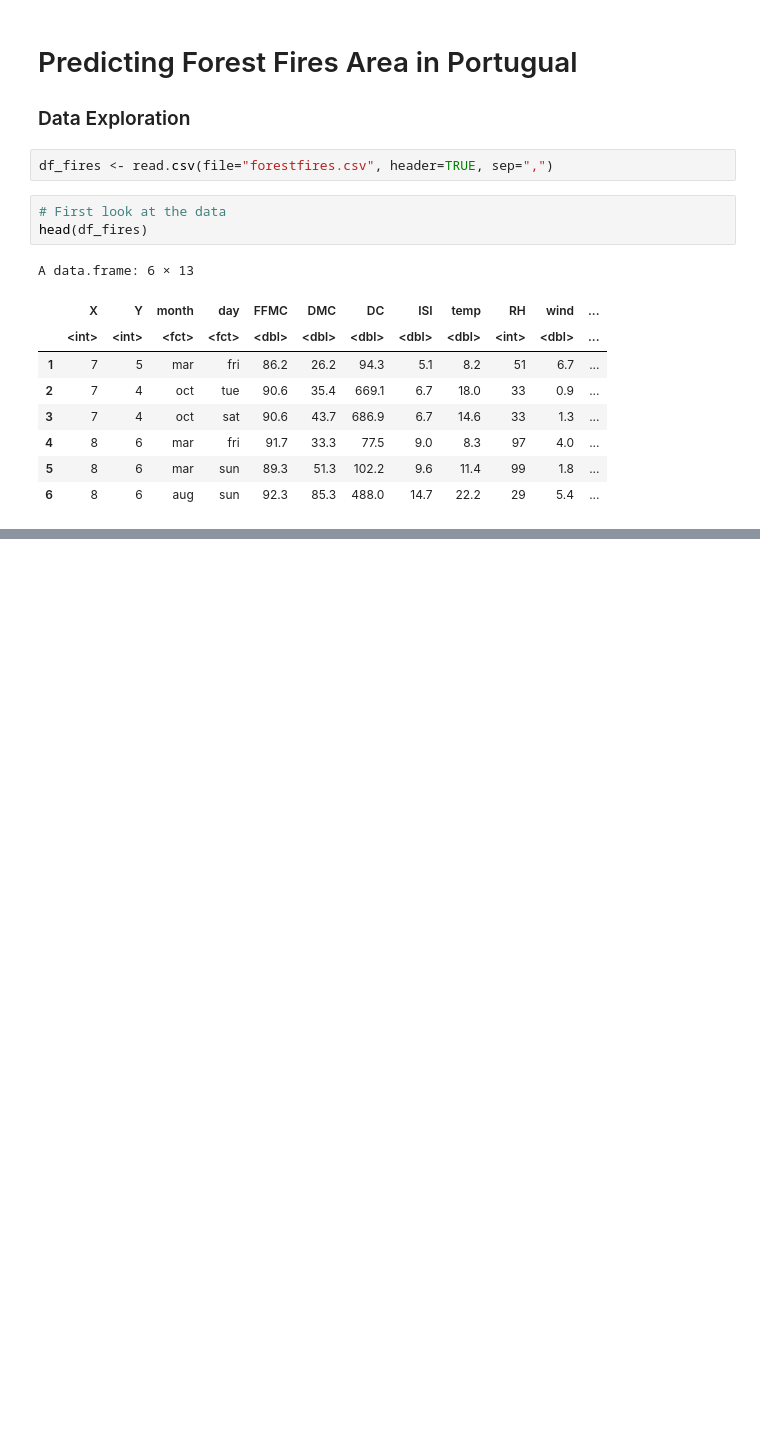
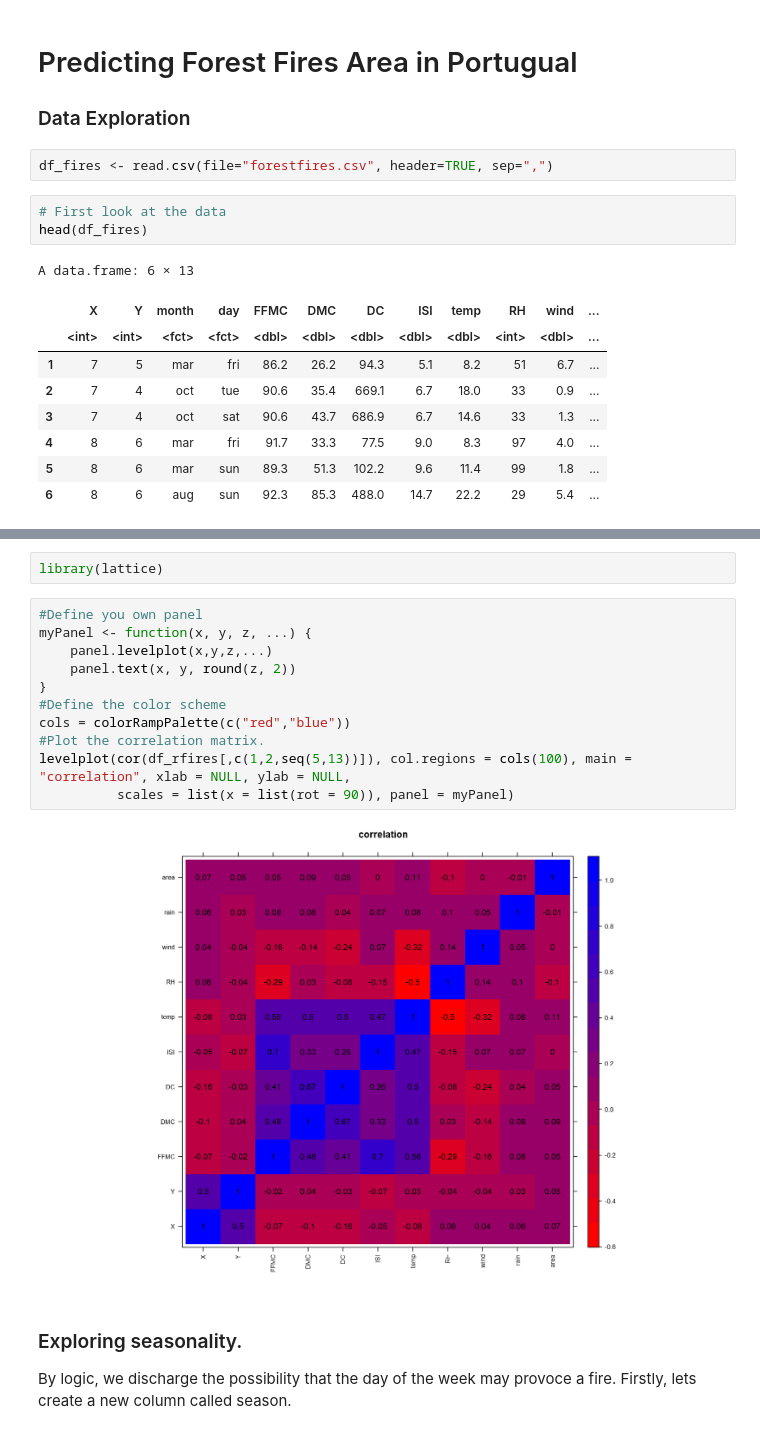
Before and after one commit to Agewerc/Bushfire-Analysis, a Jupyter notebook: Bushfire_Analysis_Area_Prediction.ipynb, the cells around one changed output, grey strips where cells are left out. Drawn from its saved outputs; the diff is of its cells as text; blank space fills up the shorter version.

```diff
--- a/Bushfire_Analysis_Area_Prediction.ipynb
+++ b/Bushfire_Analysis_Area_Prediction.ipynb
@@ -41,0 +113,19 @@ summary(df_fires)
+# %%
+library(lattice)
+# %%
+#Define you own panel
+myPanel <- function(x, y, z, ...) {
+    panel.levelplot(x,y,z,...)
+    panel.text(x, y, round(z, 2))
+}
+#Define the color scheme
+cols = colorRampPalette(c("red","blue"))
+#Plot the correlation matrix.
+levelplot(cor(df_rfires[,c(1,2,seq(5,13))]), col.regions = cols(100), main = "correlation", xlab = NULL, ylab = NULL,
+          scales = list(x = list(rot = 90)), panel = myPanel)
+# %% [output]
+[figure, added]
+# %% [markdown]
+### Exploring seasonality.
+
+By logic, we discharge the possibility that the day of the week may provoce a fire.  Firstly, lets create a new column called season.
```
Also changed, not shown: parts of 21 cells of this notebook.
